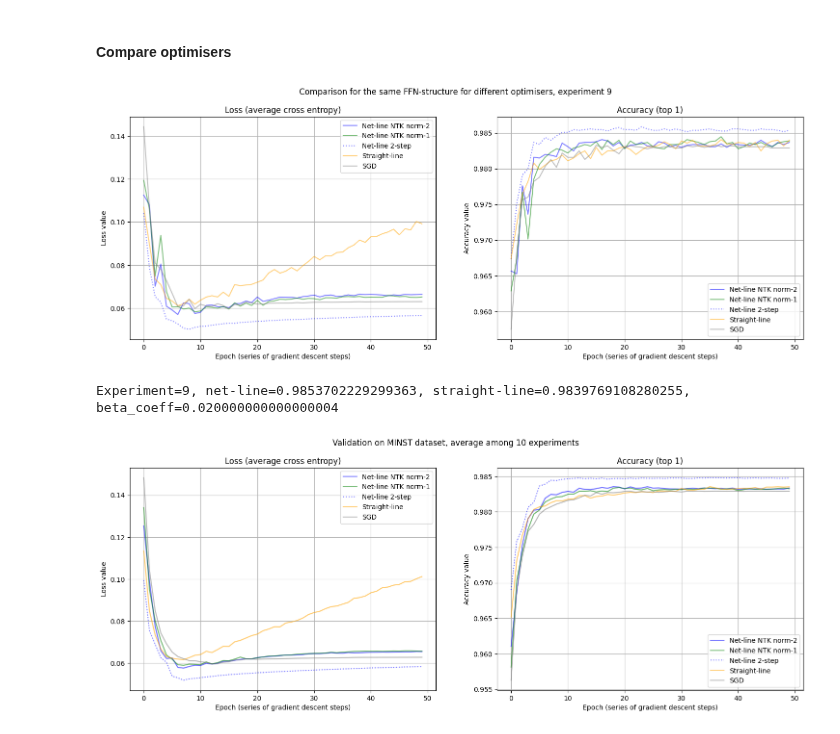
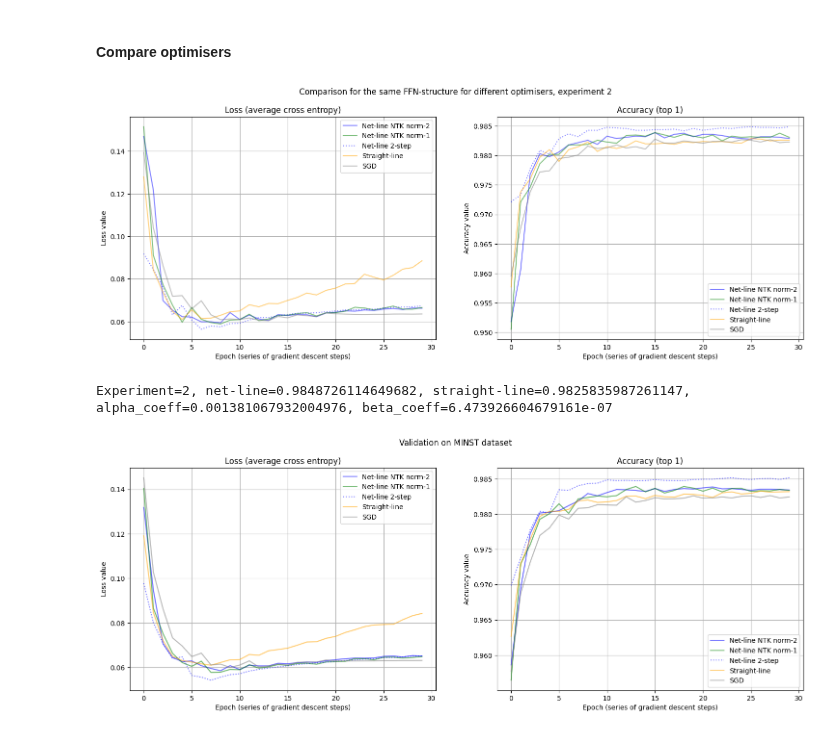
Before and after one commit to vkmbox/adaptive_stepsize, a Jupyter notebook: minst_ffn_comparison.ipynb, the cells around one changed output. Drawn from its saved outputs; the diff is of its cells as text; code cells hidden in the pictures.

Commit message:
DEV: qminst results added

```diff
--- a/minst_ffn_comparison.ipynb
+++ b/minst_ffn_comparison.ipynb
@@ -36,7 +36,7 @@ OUTPUT_DIM=10
 DEVICE = torch.device('cuda:0' if torch.cuda.is_available() else 'cpu')
 slope_plus, slope_minus=1.0, 0.
 
-EXPERIMENTS = 10
-EPOCHS_PER_EXPERIMENT = 50
+EXPERIMENTS = 3
+EPOCHS_PER_EXPERIMENT = 30
 DATASET_PATH = "./datasets"
 # %% [markdown]
@@ -193,10 +197,11 @@ meta = MetaData(batch_size = BATCH_SIZE, output_dim=OUTPUT_DIM, lb = 0.005, lw =
 '''
 0-num of experiment; 1-epoch;
 2-net: 0-Straight-line, 1-Sgd fixed lr, 2-Net-line NTK norm-2, 3-Net-line step, 4-Net-line NTK norm-1
-3-param: 0-test accuracy (Top-1), 1-test errror (cross-entropy)
+3-param: 0-test accuracy (Top-1), 1-test errror (cross-entropy), 2 - qq_test
 '''
-experimental_results = np.zeros((EXPERIMENTS, EPOCHS_PER_EXPERIMENT, 5, 2))
+experimental_results = np.zeros((EXPERIMENTS, EPOCHS_PER_EXPERIMENT, 5, 3))
 eta_fixed = 0.01
+qq_divider = 1.0
 
 for experiment in range(EXPERIMENTS):
 
@@ -231,17 +236,23 @@ for experiment in range(EXPERIMENTS):
     opt_linestep = NetLineStepProcessor(net_linestep, nn.CrossEntropyLoss(), meta, DEVICE)
     opt_linestep.c1 = 0.0125
     opt_linestep.eta0 = 0.0001
-    opt_linestep.alpha = 0.125
-    opt_linestep.beta = 0.01
+    opt_linestep.alpha = 0.015625 #0.015 #0.125
+    opt_linestep.beta = 0.001 #0.01
     opt_linestep.iter_max = 2
 
     for epoch in range(EPOCHS_PER_EXPERIMENT):
         #beta for net-line
-        loss_data = experimental_results[experiment, 0:epoch, 3, 1]
+        loss_data, qq_data = \
+            experimental_results[experiment, 0:epoch, 3, 1], experimental_results[experiment, 0:epoch, 3, 2]
         if len(loss_data) > 1 and ((loss_data[-2] - loss_data[-1])/loss_data[-1]) < -0.01:
-            opt_linestep.beta = opt_linestep.beta * math.sqrt(2.0)
+            #opt_linestep.beta = opt_linestep.beta * math.sqrt(2.0)
+            opt_linestep.alpha = opt_linestep.alpha * math.sqrt(0.5)
+        if len(qq_data) > 0:
+            opt_linestep.beta = qq_data[-1]/qq_divider
         #lr for SGD
         lr = eta_fixed if epoch < 20 else eta_fixed * 0.1 if epoch < 40 else eta_fixed * 0.01
+
+        mt_qq = AverageMeter()
 
         for train_batch in train_dataloader:
             images, labels = train_batch
@@ -277,41 +288,44 @@ for experiment in range(EXPERIMENTS):
             _, _ = opt_linentk1.step(net_linentk1, logits5.detach().cpu().numpy(), labels, xx)
 
             logging.info("####Step with net-line 2-step version")
             step_result = opt_linestep.step(labels, xx, momentum=0.9, nesterov=True)
+            mt_qq.update(step_result.qq_test)
 
+        #qq_test
+        experimental_results[experiment, epoch, 3, 2] = mt_qq.avg
         # testing loop
         acc0, loss0 = test_loop(net_straightline)
         experimental_results[experiment, epoch, 0, 0] = acc0
         experimental_results[experiment, epoch, 0, 1] = loss0
 
         acc1, loss1 = test_loop(net_sgd)
         experimental_results[experiment, epoch, 1, 0] = acc1
         experimental_results[experiment, epoch, 1, 1] = loss1
 
         acc2, loss2 = test_loop(net_linentk2)
         experimental_results[experiment, epoch, 2, 0] = acc2
         experimental_results[experiment, epoch, 2, 1] = loss2
 
         acc3, loss3 = test_loop(net_linestep)
         experimental_results[experiment, epoch, 3, 0] = acc3
         experimental_results[experiment, epoch, 3, 1] = loss3
 
         acc4, loss4 = test_loop(net_linentk1)
         experimental_results[experiment, epoch, 4, 0] = acc4
         experimental_results[experiment, epoch, 4, 1] = loss4
 
         title="Comparison for the same FFN-structure for different optimisers, experiment {}".format(experiment)
         experiment_comparison(experimental_results[experiment, 0:epoch+1], None, 0, 100, title=title)
 
-        print("Experiment={}, net-line={}, straight-line={}, beta_coeff={}"\
-            .format(experiment, acc3, acc0, opt_linestep.beta))
+        print("Experiment={}, net-line={}, straight-line={}, alpha_coeff={}, beta_coeff={}"\
+            .format(experiment, acc3, acc0, opt_linestep.alpha, opt_linestep.beta))
 # %% [output]
-[figure, old version]
+[figure, new version]
-Experiment=9, net-line=0.9853702229299363, straight-line=0.9839769108280255, beta_coeff=0.020000000000000004
+Experiment=2, net-line=0.9848726114649682, straight-line=0.9825835987261147, alpha_coeff=0.001381067932004976, beta_coeff=6.473926604679161e-07
 # %%
 experimental_mean = np.mean(experimental_results, axis=0)
 experimental_var = np.var(experimental_results, axis=0)
-title2="Validation on MINST dataset, average among {} experiments".format(EXPERIMENTS)
+title2="Validation on MINST dataset"
 experiment_comparison(experimental_mean[0:epoch+1], experimental_var[0:epoch+1], 0, 100, title=title2)
 # %% [output]
-[figure, old version]
+[figure, new version]
```
Also changed, not shown: parts of 5 cells of this notebook, 3 other files.
